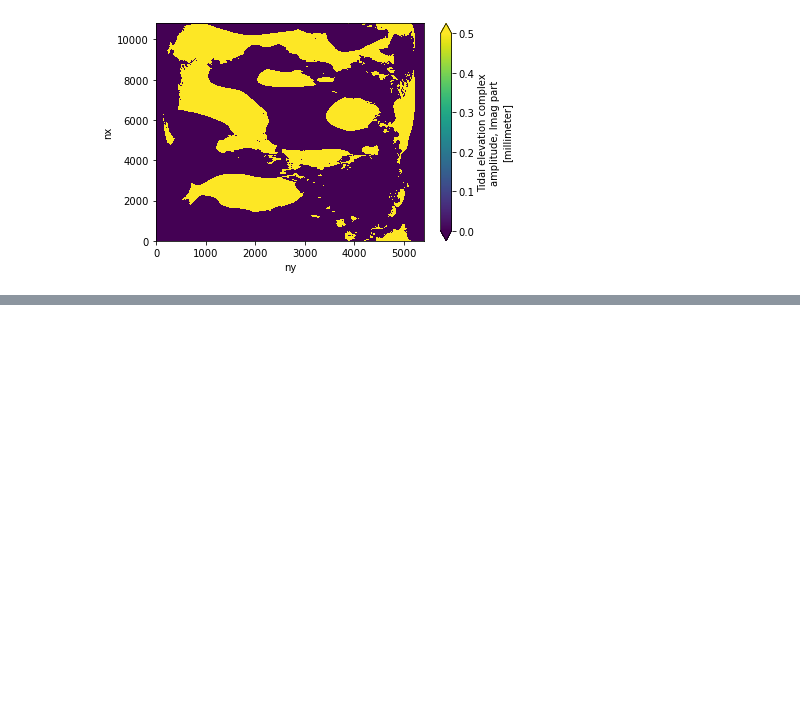
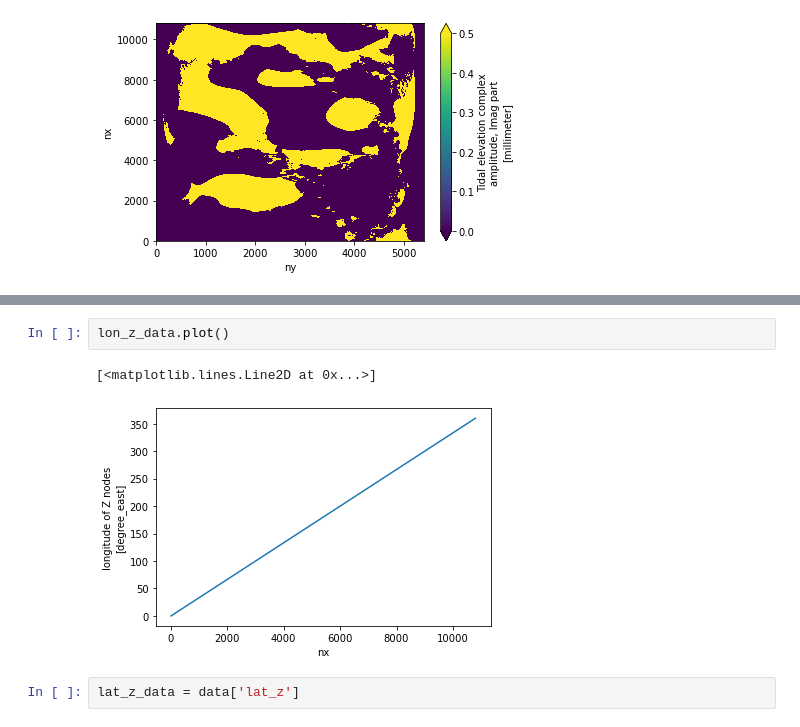
Before and after one commit to Hemantojha2023/Tidal_summer_project_2024, a Jupyter notebook: m2.ipynb, the cells around one changed output, grey strips where cells are left out. Saved outputs shown, nothing was run; the diff lists cells and outputs as text; blank space fills up the shorter version.

```diff
--- a/m2.ipynb
+++ b/m2.ipynb
@@ -47,0 +59,7 @@ hIm_data.plot(vmin=0,vmax=0.5)
+# %%
+lon_z_data.plot()
+# %% [output]
+[<matplotlib.lines.Line2D at 0x...>]
+[figure, added]
+# %%
+lat_z_data = data['lat_z']
```
Also changed, not shown: parts of 4 cells of this notebook.
